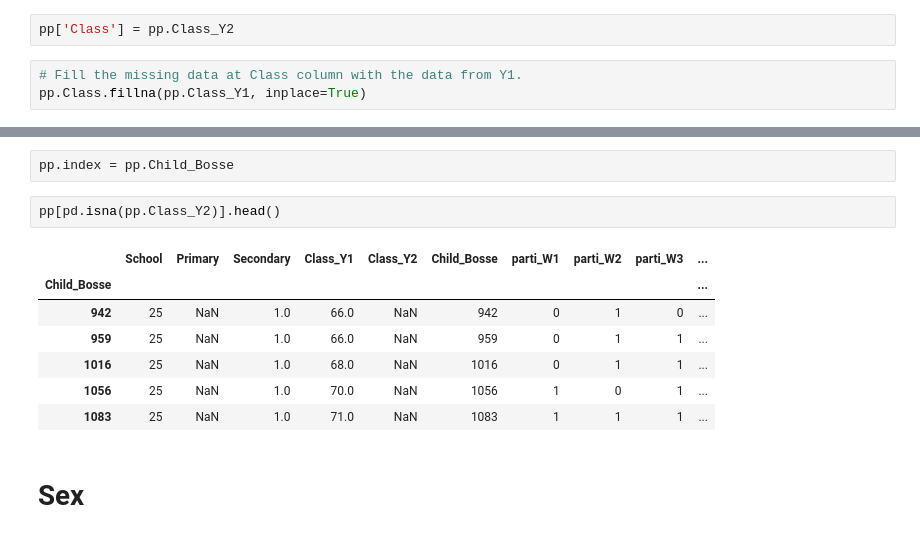
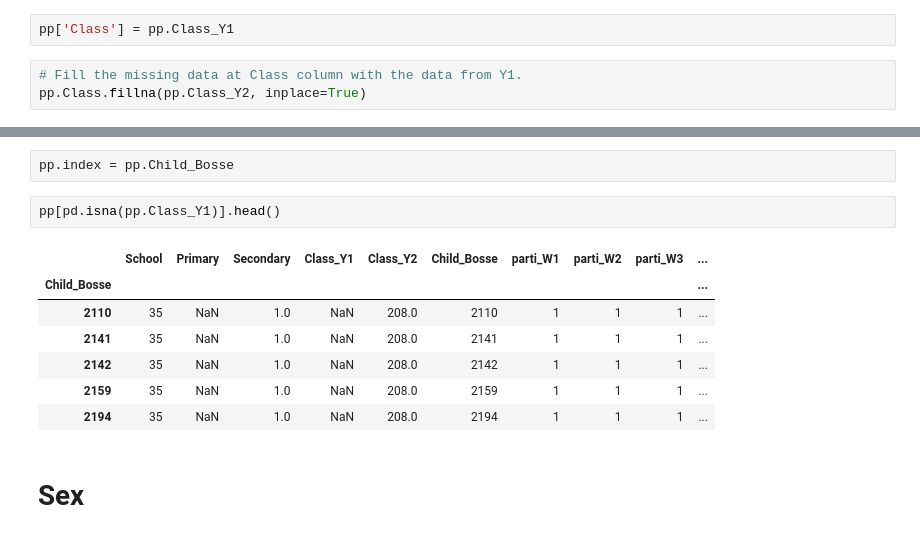
Before and after one commit to ericinlinux/obesity_interventions, a Jupyter notebook: Prototype_Age_Gender_Class.ipynb, the cells around one changed output, grey strips where cells are left out. Drawn from its saved outputs; the diff is of its cells as text.

```diff
--- a/Prototype_Age_Gender_Class.ipynb
+++ b/Prototype_Age_Gender_Class.ipynb
@@ -134,10 +138,10 @@ pp[(pd.isna(pp.Class_Y1)) & (pd.isna(pp.Class_Y2))].shape
 # %% [markdown]
 # Creating Class data
 # %%
-pp['Class'] = pp.Class_Y2
+pp['Class'] = pp.Class_Y1
 # %%
 # Fill the missing data at Class column with the data from Y1.
-pp.Class.fillna(pp.Class_Y1, inplace=True)
+pp.Class.fillna(pp.Class_Y2, inplace=True)
 # %%
 pp[pd.isna(pp.Class)]
 # %% [output]
@@ -145,15 +149,15 @@ pp[pd.isna(pp.Class)]
 # %%
 pp.index = pp.Child_Bosse
 # %%
-pp[pd.isna(pp.Class_Y2)].head()
+pp[pd.isna(pp.Class_Y1)].head()
 # %% [output]
 |  | School | Primary | Secondary | Class_Y1 | Class_Y2 | Child_Bosse | parti_W1 | parti_W2 | parti_W3 | ... |
 | Child_Bosse |  |  |  |  |  |  |  |  |  | ... |
-| 942 | 25 | NaN | 1.0 | 66.0 | NaN | 942 | 0 | 1 | 0 | ... |
-| 959 | 25 | NaN | 1.0 | 66.0 | NaN | 959 | 0 | 1 | 1 | ... |
-| 1016 | 25 | NaN | 1.0 | 68.0 | NaN | 1016 | 0 | 1 | 1 | ... |
-| 1056 | 25 | NaN | 1.0 | 70.0 | NaN | 1056 | 1 | 0 | 1 | ... |
-| 1083 | 25 | NaN | 1.0 | 71.0 | NaN | 1083 | 1 | 1 | 1 | ... |
+| 2110 | 35 | NaN | 1.0 | NaN | 208.0 | 2110 | 1 | 1 | 1 | ... |
+| 2141 | 35 | NaN | 1.0 | NaN | 208.0 | 2141 | 1 | 1 | 1 | ... |
+| 2142 | 35 | NaN | 1.0 | NaN | 208.0 | 2142 | 1 | 1 | 1 | ... |
+| 2159 | 35 | NaN | 1.0 | NaN | 208.0 | 2159 | 1 | 1 | 1 | ... |
+| 2194 | 35 | NaN | 1.0 | NaN | 208.0 | 2194 | 1 | 1 | 1 | ... |
 # %% [markdown]
 # Sex
 # %%
```
Also changed, not shown: parts of 8 cells of this notebook, 5 other files.
